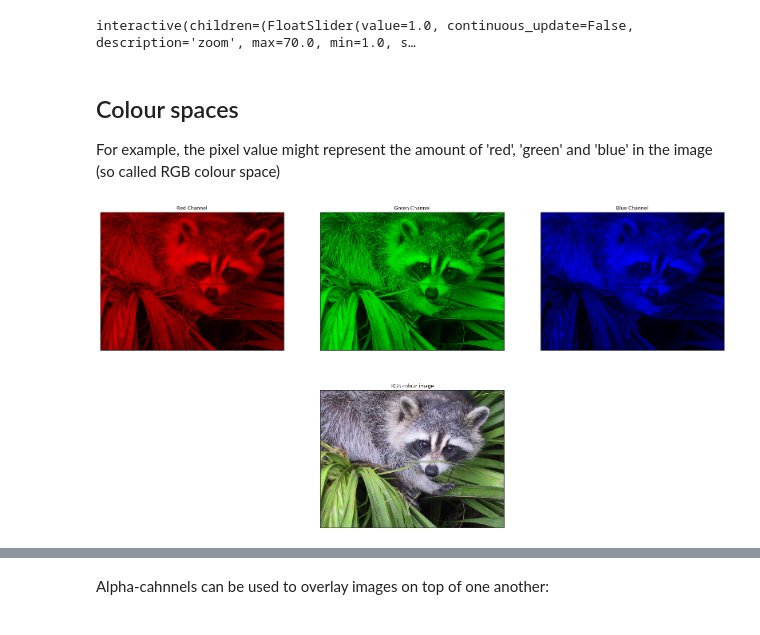
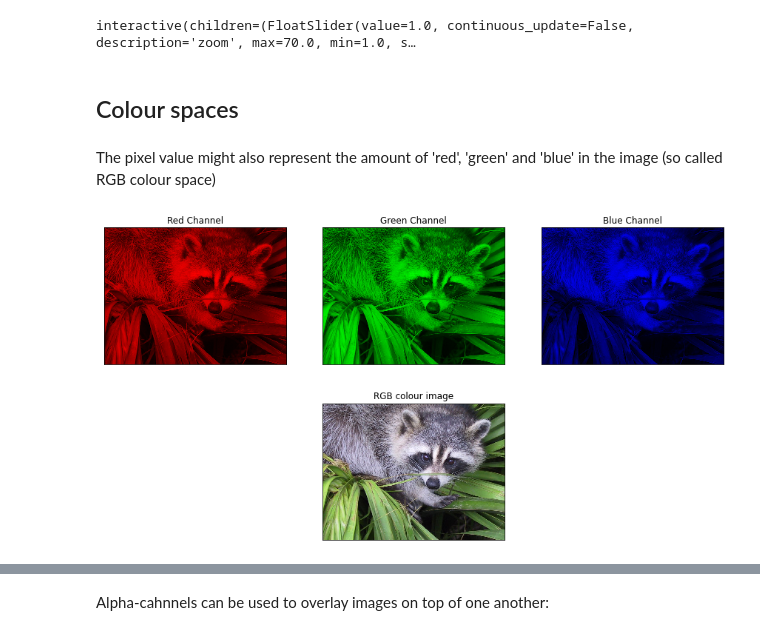
Before and after one commit to mdblackledge/theoryofimaging, a Jupyter notebook: Lecture_1/Lecture1.ipynb, the cells around one changed output, grey strips where cells are left out. Cells and saved outputs as stored; diff of their text form; code cells hidden in the pictures.

```diff
--- a/Lecture_1/Lecture1.ipynb
+++ b/Lecture_1/Lecture1.ipynb
@@ -356,11 +356,12 @@ def plot(zoom):
     pl.show()
 # %% [output]
 interactive(children=(FloatSlider(value=1.0, continuous_update=False, description='zoom', max=70.0, min=1.0, s…
+# %% [markdown]
+## Colour spaces
 # %% [markdown]
-## Colour spaces
-
-For example, the pixel value might represent the amount of 'red', 'green' and 'blue' in the image (so called RGB colour space)
+The pixel value might also represent the amount of 'red', 'green' and 'blue' in the image (so called RGB colour space)
 # %%
+#@title
 # Extract the red colour channel from the image
 R_channel = face[:, :, 0]
 G_channel = face[:, :, 1]
@@ -373,34 +374,34 @@ cm_red = LinearSegmentedColormap.from_list("blackred", colors, N=256)
 # Cretate a green colormap
 colors = [(0, 0, 0), (0, 1, 0)] # Black -> Green
 cm_green = LinearSegmentedColormap.from_list("blackgreen", colors, N=256)
 
 # Cretate a blue colormap
 colors = [(0, 0, 0), (0, 0, 1)] # Black -> Blue
 cm_blue = LinearSegmentedColormap.from_list("blackblue", colors, N=256)
 
-f = pl.figure(figsize = (28, 15))
+f = pl.figure(figsize = (15, 8))
 ax1 = f.add_subplot(231)
 ax1.imshow(R_channel, cmap = cm_red, interpolation = 'None')
 ax1.set_xticks([]), ax1.set_yticks([])
 ax1.set_title('Red Channel')
 
 ax2 = f.add_subplot(232)
 ax2.imshow(G_channel, cmap = cm_green, interpolation = 'None')
 ax2.set_xticks([]), ax2.set_yticks([])
 ax2.set_title('Green Channel')
 
 ax3 = f.add_subplot(233)
 ax3.imshow(B_channel, cmap = cm_blue, interpolation = 'None')
 ax3.set_xticks([]), ax3.set_yticks([])
 ax3.set_title('Blue Channel')
 
 ax4 = f.add_subplot(235)
 ax4.imshow(face, interpolation = 'None')
 ax4.set_xticks([]), ax4.set_yticks([])
 ax4.set_title('RGB colour image')
 
 pl.show()
 # %% [output]
-[figure, old version]
+[figure, new version]
 # %% [markdown]
 There are other colour spaces that are of worthy note:
```
Also changed, not shown: parts of 20 cells of this notebook.
